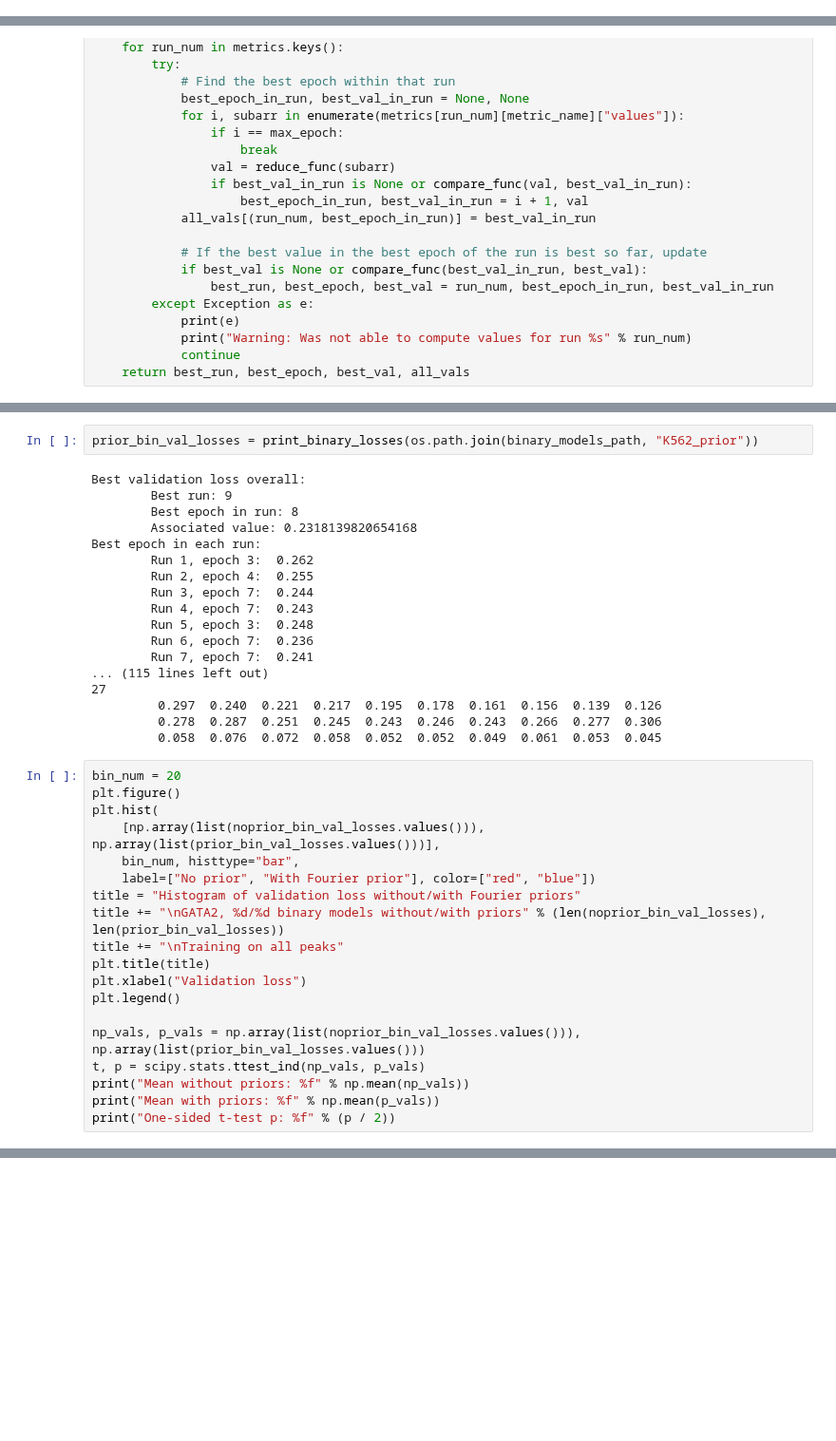
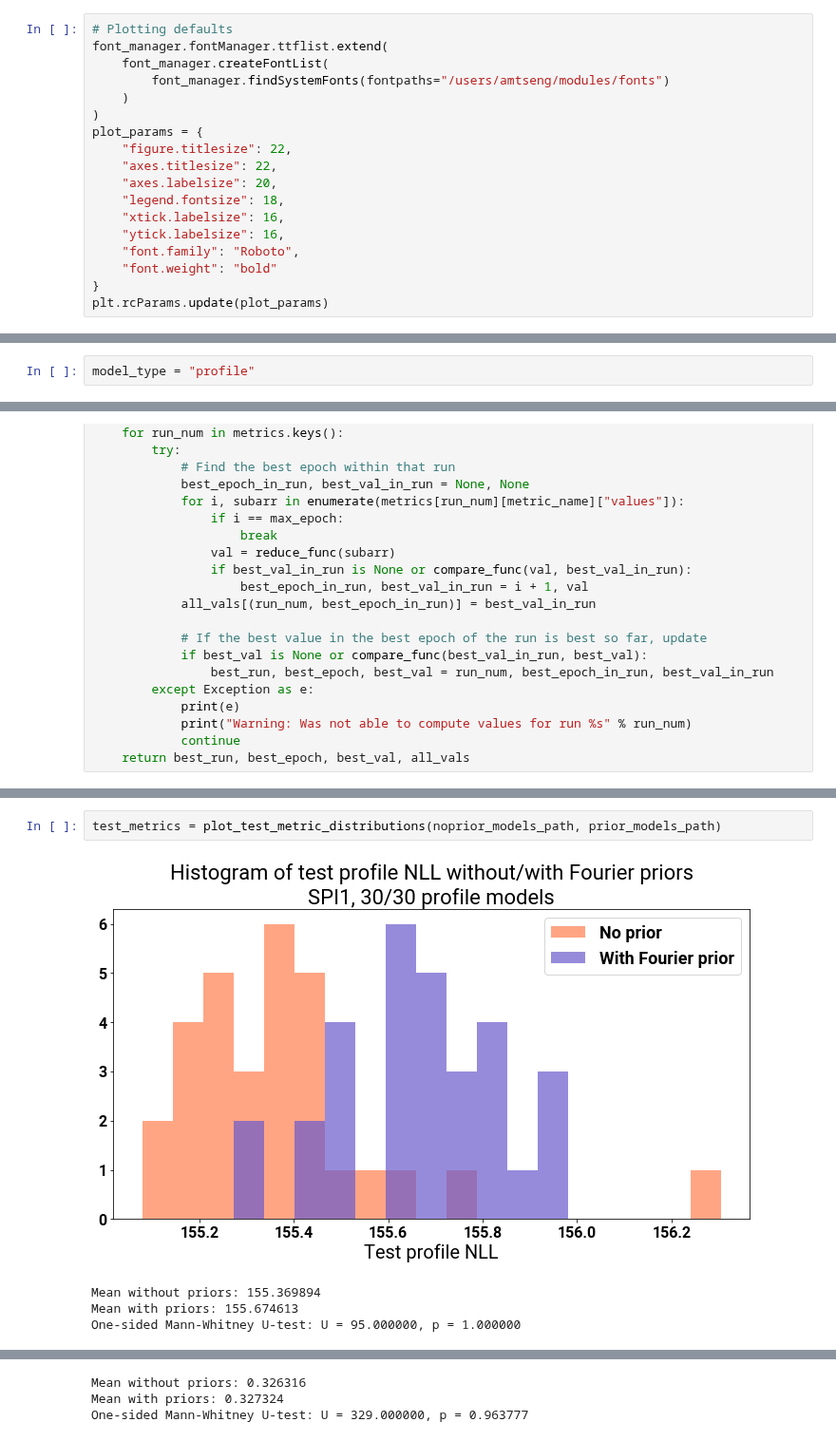
Before and after one commit to amtseng/fourier_attribution_priors, a Jupyter notebook: notebooks/training_statistics.ipynb, the cells around one changed output, grey strips where cells are left out. Shown at 95% size. Cells and saved outputs as stored; diff of their text form; blank space fills up the shorter version.

```diff
--- a/notebooks/training_statistics.ipynb
+++ b/notebooks/training_statistics.ipynb
@@ -6 +7,19 @@ import matplotlib.pyplot as plt
 import scipy.stats
+# %%
+# Plotting defaults
+font_manager.fontManager.ttflist.extend(
+    font_manager.createFontList(
+        font_manager.findSystemFonts(fontpaths="/users/amtseng/modules/fonts")
+    )
+)
+plot_params = {
+    "figure.titlesize": 22,
+    "axes.titlesize": 22,
+    "axes.labelsize": 20,
+    "legend.fontsize": 18,
+    "xtick.labelsize": 16,
+    "ytick.labelsize": 16,
+    "font.family": "Roboto",
+    "font.weight": "bold"
+}
+plt.rcParams.update(plot_params)
@@ -6,0 +28,2 @@ import scipy.stats
+# %%
+model_type = "profile"
@@ -220,39 +249,7 @@ Best epoch in each run:
-# %%
-prior_bin_val_losses = print_binary_losses(os.path.join(binary_models_path, "K562_prior"))
-# %% [output]
-Best validation loss overall:
-        Best run: 9
-        Best epoch in run: 8
-        Associated value: 0.2318139820654168
-Best epoch in each run:
-        Run 1, epoch 3:  0.262
-        Run 2, epoch 4:  0.255
-        Run 3, epoch 7:  0.244
-        Run 4, epoch 7:  0.243
-        Run 5, epoch 3:  0.248
-        Run 6, epoch 7:  0.236
-        Run 7, epoch 7:  0.241
-... (115 lines left out)
-27
-         0.297  0.240  0.221  0.217  0.195  0.178  0.161  0.156  0.139  0.126
-         0.278  0.287  0.251  0.245  0.243  0.246  0.243  0.266  0.277  0.306
-         0.058  0.076  0.072  0.058  0.052  0.052  0.049  0.061  0.053  0.045
-# %%
-bin_num = 20
-plt.figure()
-plt.hist(
-    [np.array(list(noprior_bin_val_losses.values())), np.array(list(prior_bin_val_losses.values()))],
-    bin_num, histtype="bar",
-    label=["No prior", "With Fourier prior"], color=["red", "blue"])
-title = "Histogram of validation loss without/with Fourier priors"
-title += "\nGATA2, %d/%d binary models without/with priors" % (len(noprior_bin_val_losses), len(prior_bin_val_losses))
-title += "\nTraining on all peaks"
-plt.title(title)
-plt.xlabel("Validation loss")
-plt.legend()
-
-np_vals, p_vals = np.array(list(noprior_bin_val_losses.values())), np.array(list(prior_bin_val_losses.values()))
-t, p = scipy.stats.ttest_ind(np_vals, p_vals)
-print("Mean without priors: %f" % np.mean(np_vals))
-print("Mean with priors: %f" % np.mean(p_vals))
-print("One-sided t-test p: %f" % (p / 2))
+# %%
+test_metrics = plot_test_metric_distributions(noprior_models_path, prior_models_path)
+# %% [output]
+[figure, added]
+Mean without priors: 155.369894
+Mean with priors: 155.674613
+One-sided Mann-Whitney U-test: U = 95.000000, p = 1.000000
@@ -258,0 +257,3 @@ print("One-sided t-test p: %f" % (p / 2))
+Mean without priors: 0.326316
+Mean with priors: 0.327324
+One-sided Mann-Whitney U-test: U = 329.000000, p = 0.963777
```
Also changed, not shown: parts of 19 cells of this notebook.
